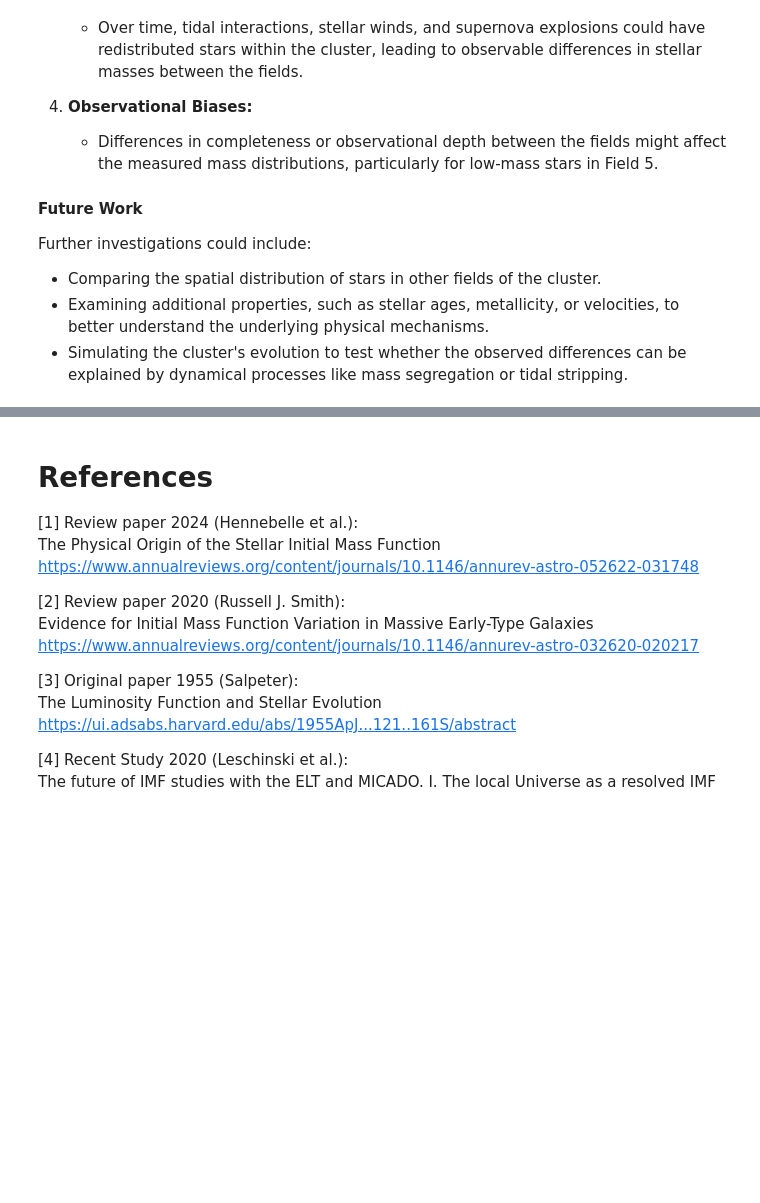
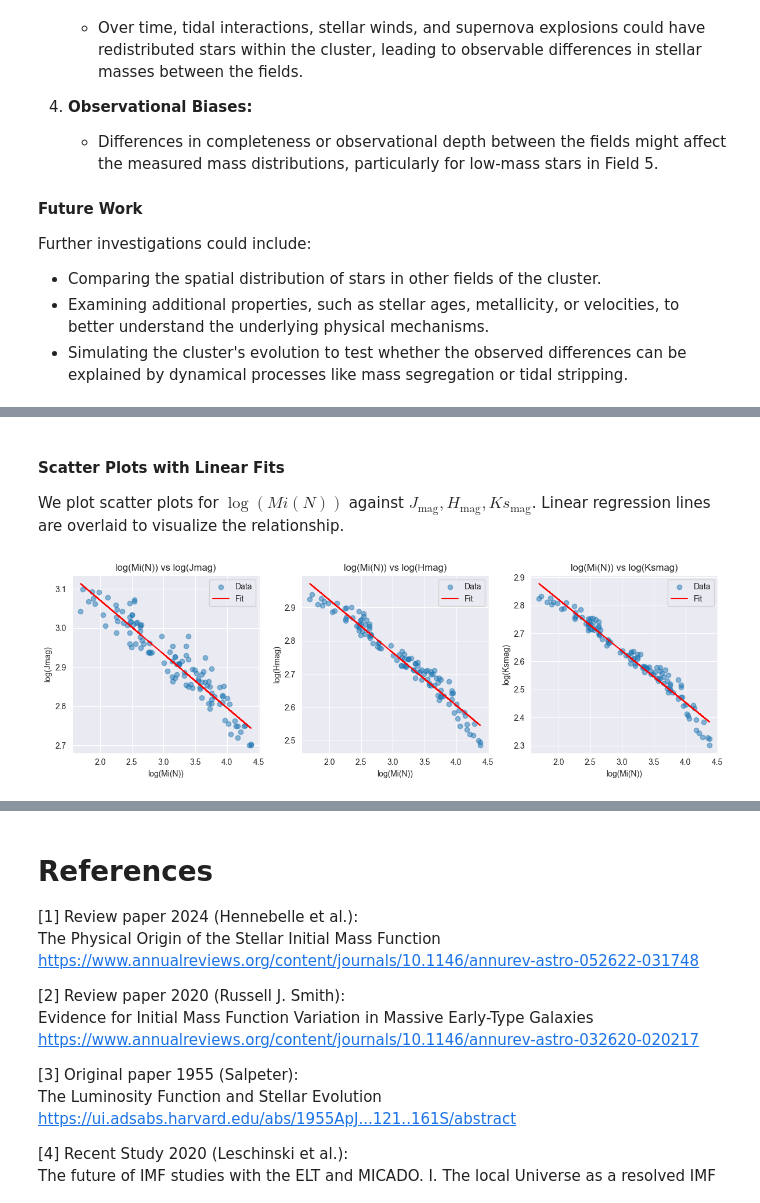
Before and after one commit to laxm7/sta_project, a Jupyter notebook: imf_chiara_felix_laxman.ipynb, the cells around one changed output, grey strips where cells are left out. Drawn from its saved outputs; the diff is of its cells as text; code cells hidden in the pictures; blank space fills up the shorter version.

Commit message:
linear regression v1

```diff
--- a/imf_chiara_felix_laxman.ipynb
+++ b/imf_chiara_felix_laxman.ipynb
@@ -611,0 +628,43 @@ Further investigations could include:
+# %% [markdown]
+#### Scatter Plots with Linear Fits
+We plot scatter plots for $\log(Mi(N))$ against $J_{\text{mag}}, H_{\text{mag}}, Ks_{\text{mag}}$. Linear regression lines are overlaid to visualize the relationship.
+# %%
+# Perform linear regression
+log_jmag_slope, log_jmag_intercept, *_ = linregress(log_mi_n, log_jmag)
+log_hmag_slope, log_hmag_intercept, *_ = linregress(log_mi_n, log_hmag)
+log_ksmag_slope, log_ksmag_intercept, *_ = linregress(log_mi_n, log_ksmag)
+
+# Plot scatter plots with regression lines
+plt.figure(figsize=(12, 4))
+
+# log(Mi(N)) vs log(Jmag)
+plt.subplot(1, 3, 1)
+plt.scatter(log_mi_n, log_jmag, alpha=0.5, label="Data")
+plt.plot(log_mi_n, log_jmag_slope * log_mi_n + log_jmag_intercept, color="red", label="Fit")
+plt.title("log(Mi(N)) vs log(Jmag)")
+plt.xlabel("log(Mi(N))")
+plt.ylabel("log(Jmag)")
+plt.legend()
+
+# log(Mi(N)) vs log(Hmag)
+plt.subplot(1, 3, 2)
+plt.scatter(log_mi_n, log_hmag, alpha=0.5, label="Data")
+plt.plot(log_mi_n, log_hmag_slope * log_mi_n + log_hmag_intercept, color="red", label="Fit")
+plt.title("log(Mi(N)) vs log(Hmag)")
+plt.xlabel("log(Mi(N))")
+plt.ylabel("log(Hmag)")
+plt.legend()
+
+# log(Mi(N)) vs log(Ksmag)
+plt.subplot(1, 3, 3)
+plt.scatter(log_mi_n, log_ksmag, alpha=0.5, label="Data")
+plt.plot(log_mi_n, log_ksmag_slope * log_mi_n + log_ksmag_intercept, color="red", label="Fit")
+plt.title("log(Mi(N)) vs log(Ksmag)")
+plt.xlabel("log(Mi(N))")
+plt.ylabel("log(Ksmag)")
+plt.legend()
+
+plt.tight_layout()
+plt.show()
+# %% [output]
+[figure, added]
```
Also changed, not shown: parts of 19 cells of this notebook.
